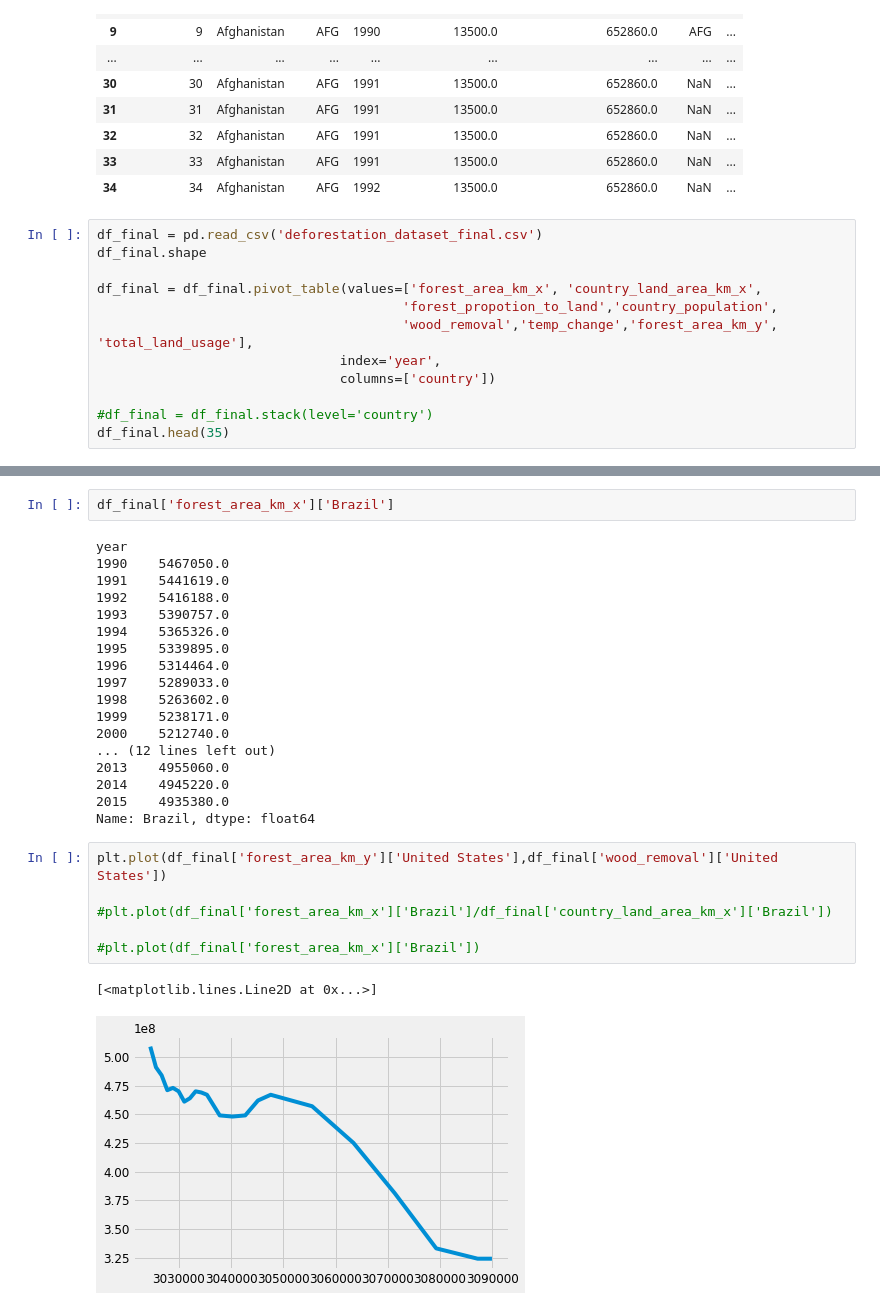
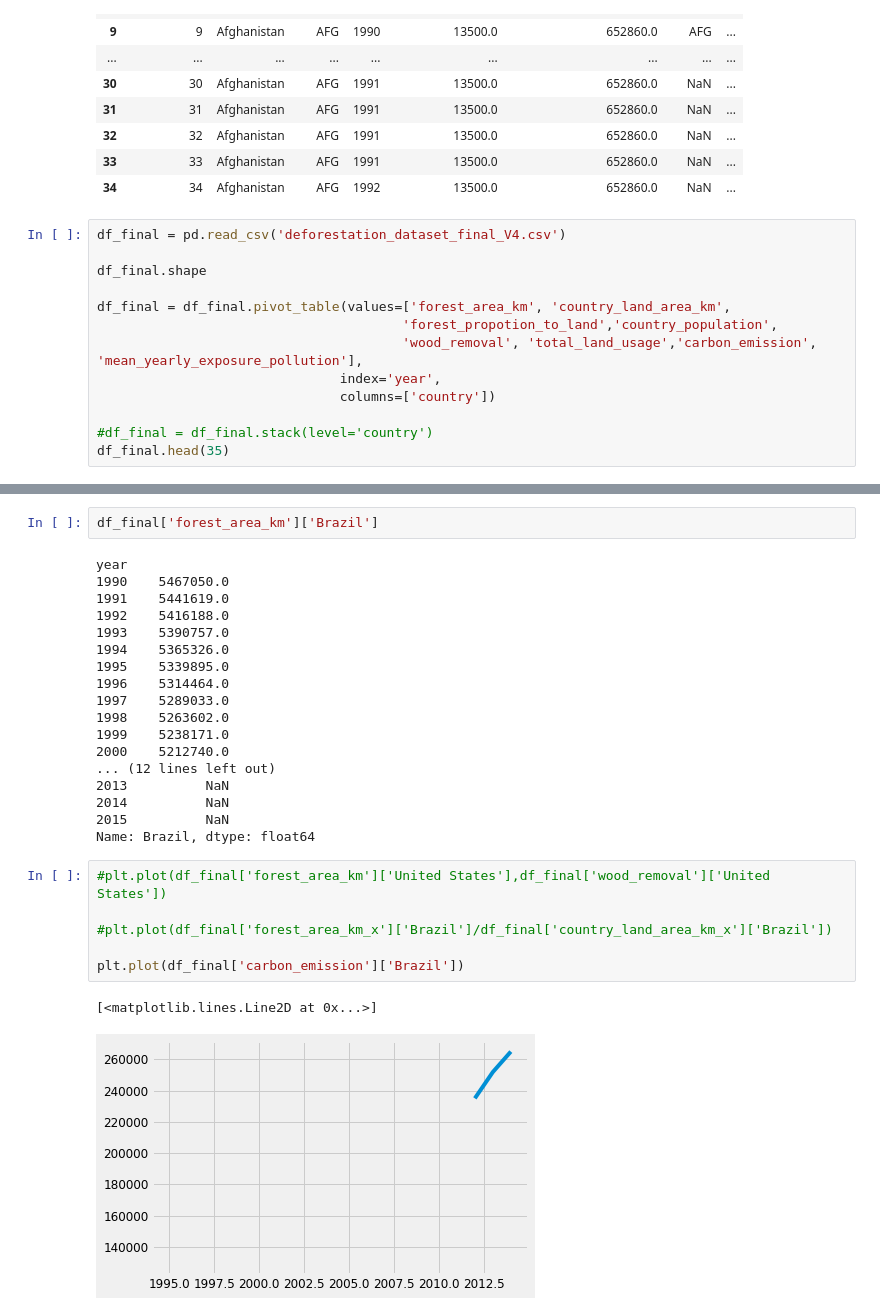
Before and after one commit to deforestation-dashboard/build_deforestationDash_DS1, a Jupyter notebook: DS1-Deforestation.ipynb, the cells around one changed output, grey strips where cells are left out. Drawn from its saved outputs; the diff is of its cells as text.

```diff
--- a/DS1-Deforestation.ipynb
+++ b/DS1-Deforestation.ipynb
@@ -494,12 +511,13 @@ df_final.head(35)
 | 33 | 33 | Afghanistan | AFG | 1991 | 13500.0 | 652860.0 | NaN | ... |
 | 34 | 34 | Afghanistan | AFG | 1992 | 13500.0 | 652860.0 | NaN | ... |
 # %%
-df_final = pd.read_csv('deforestation_dataset_final.csv')
+df_final = pd.read_csv('deforestation_dataset_final_V4.csv')
+
 df_final.shape
 
-df_final = df_final.pivot_table(values=['forest_area_km_x', 'country_land_area_km_x',
+df_final = df_final.pivot_table(values=['forest_area_km', 'country_land_area_km',
                                        'forest_propotion_to_land','country_population',
-                                       'wood_removal','temp_change','forest_area_km_y', 'total_land_usage'],
+                                       'wood_removal', 'total_land_usage','carbon_emission', 'mean_yearly_exposure_pollution'],
                                index='year',
                                columns=['country'])
 
@@ -526,5 +544,5 @@ year
 # %%
-df_final['forest_area_km_x']['Brazil']
+df_final['forest_area_km']['Brazil']
 # %% [output]
 year
 1990    5467050.0
@@ -539,19 +557,19 @@ year
 1999    5238171.0
 2000    5212740.0
 ... (12 lines left out)
-2013    4955060.0
-2014    4945220.0
-2015    4935380.0
+2013          NaN
+2014          NaN
+2015          NaN
 Name: Brazil, dtype: float64
 # %%
-plt.plot(df_final['forest_area_km_y']['United States'],df_final['wood_removal']['United States'])
+#plt.plot(df_final['forest_area_km']['United States'],df_final['wood_removal']['United States'])
 
 #plt.plot(df_final['forest_area_km_x']['Brazil']/df_final['country_land_area_km_x']['Brazil'])
 
-#plt.plot(df_final['forest_area_km_x']['Brazil'])
+plt.plot(df_final['carbon_emission']['Brazil'])
 # %% [output]
 [<matplotlib.lines.Line2D at 0x...>]
-[figure, old version]
+[figure, new version]
 # %%
 df_final.columns
 # %% [output]
```
Also changed, not shown: parts of 22 cells of this notebook, 1 other file.
